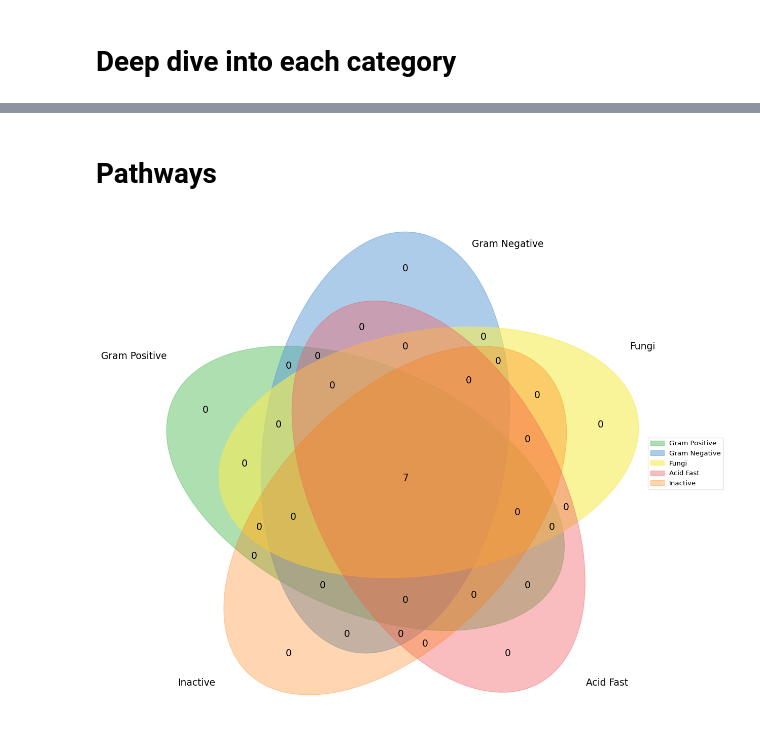
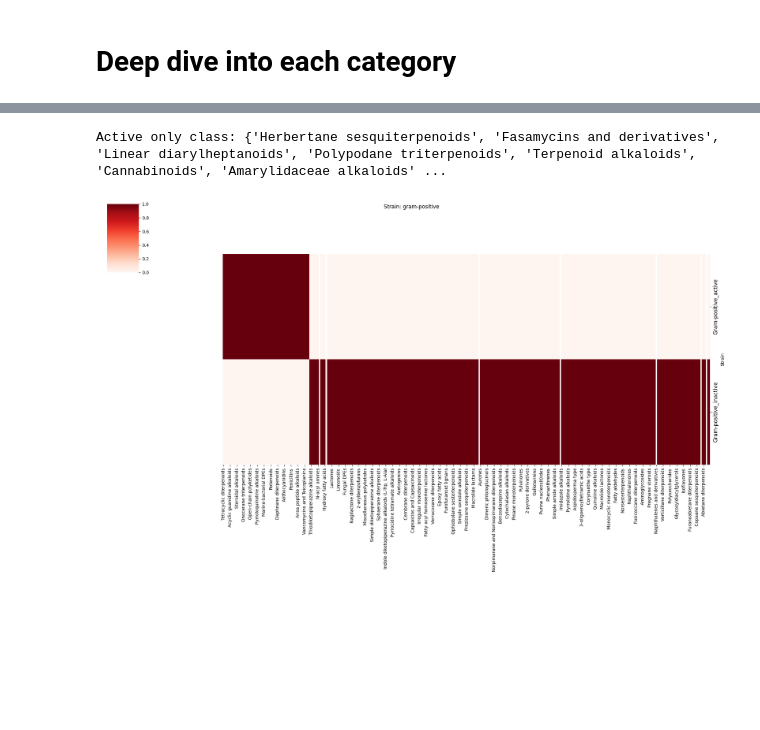
Before and after one commit to IMI-COMBINE/broad_spectrum_prediction, a Jupyter notebook: src/4_2_chem_class_analysis.ipynb, the cells around one changed output, grey strips where cells are left out. Drawn from its saved outputs; the diff is of its cells as text; code cells hidden in the pictures; blank space fills up the shorter version.

Commit message:
update chem class notebook

```diff
--- a/src/4_2_chem_class_analysis.ipynb
+++ b/src/4_2_chem_class_analysis.ipynb
@@ -496,7 +356,0 @@ inactives = (
-# %%
-labels = venn.get_labels([actives, inactives])
-venn.venn2(
-    labels,
-    names=["Active", "Inactive"],
-)
-plt.show()
@@ -511,6 +356,0 @@ chem_superclass_counter_dict = get_info_dict(chem_superclass_dict)
-# %% [markdown]
-# Pathways
-# %%
-chem_pathway_counter_dict = get_info_dict(chem_pathway_dict)
-# %% [output]
-[figure, removed]
@@ -516,0 +409,5 @@ chem_pathway_counter_dict = get_info_dict(chem_pathway_dict)
+# %%
+get_cluster_map(chem_class_dict, "gram-positive")
+# %% [output]
+Active only class: {'Herbertane sesquiterpenoids', 'Fasamycins and derivatives', 'Linear diarylheptanoids', 'Polypodane triterpenoids', 'Terpenoid alkaloids', 'Cannabinoids', 'Amarylidaceae alkaloids' ...
+[figure, added]
```
Also changed, not shown: parts of 18 cells of this notebook, 1 other file.
